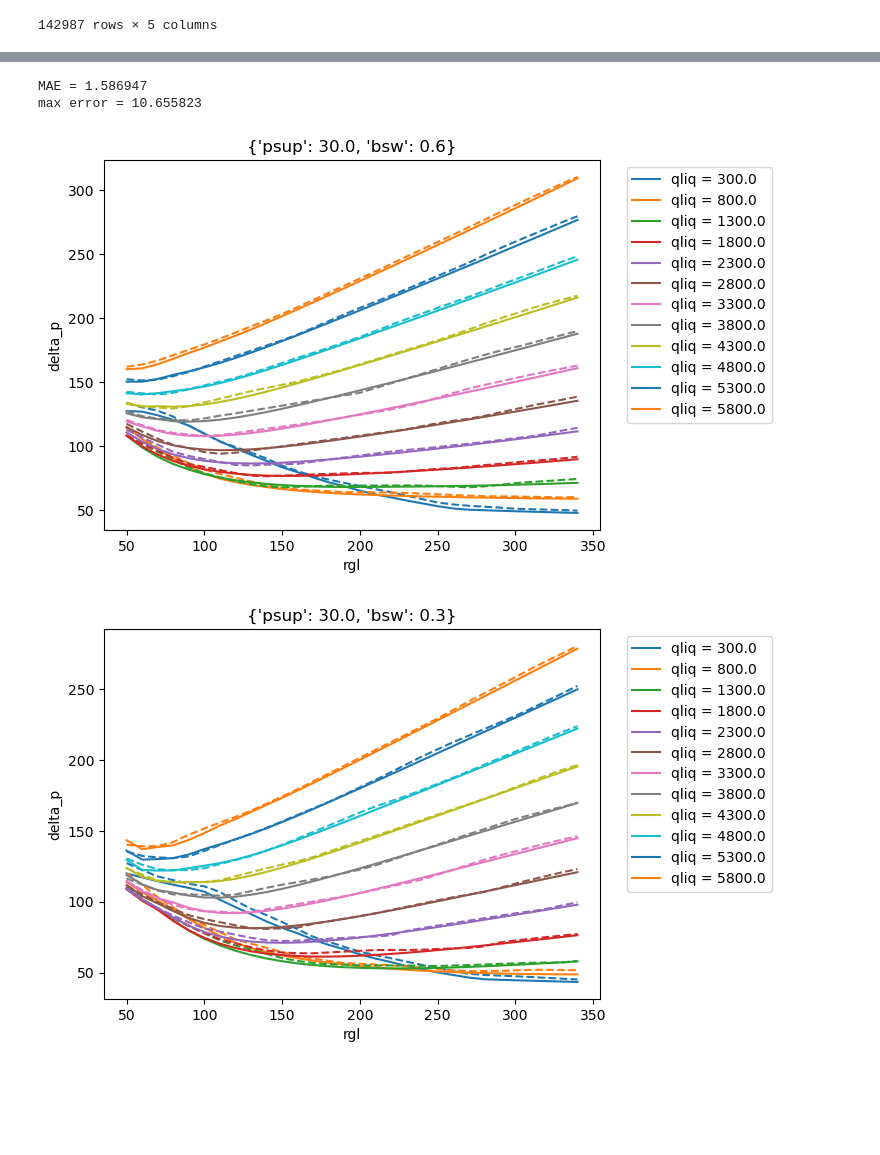
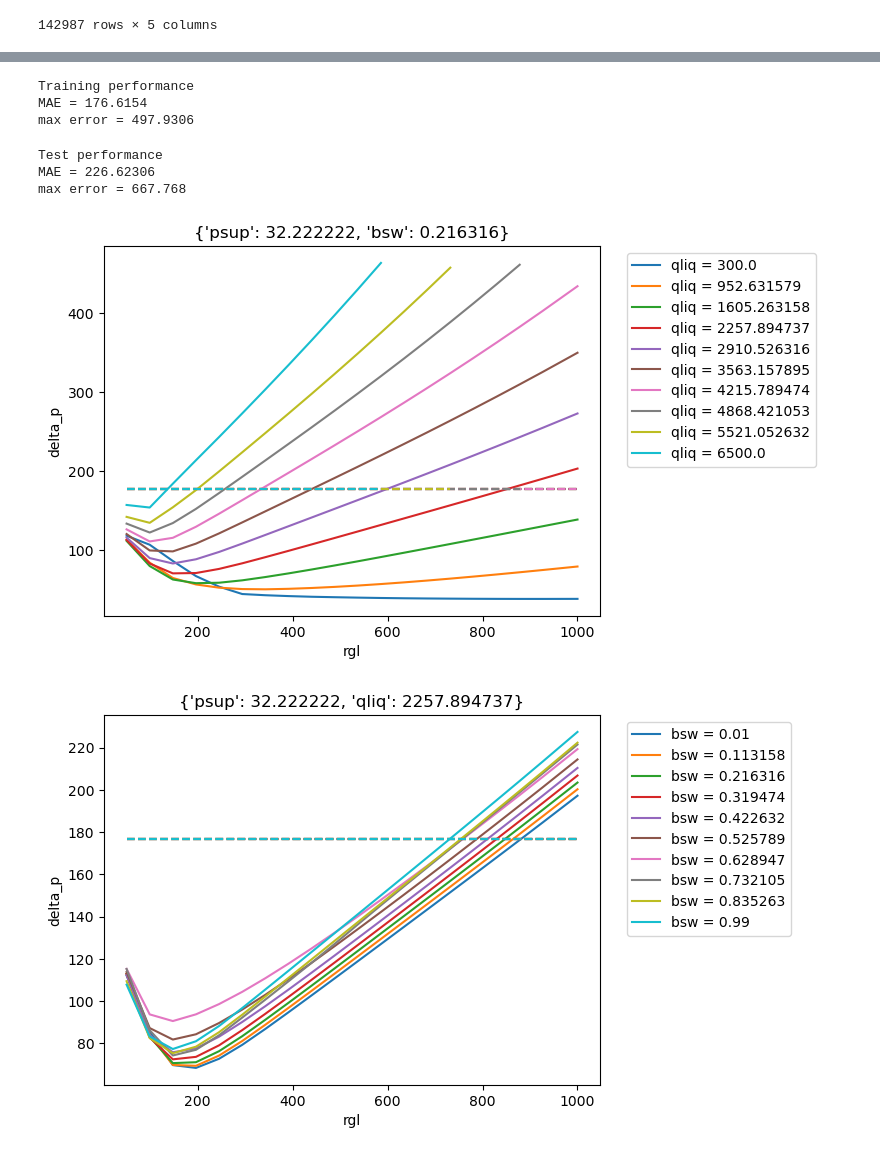
Before and after one commit to brunompacheco/relu-or-pwl, a Jupyter notebook: main.ipynb, the cells around one changed output, grey strips where cells are left out. Saved outputs shown, nothing was run; the diff lists cells and outputs as text; code cells hidden in the pictures; blank space fills up the shorter version.

```diff
--- a/main.ipynb
+++ b/main.ipynb
@@ -80,0 +45,11 @@ X.shape, y.shape
+# %%
+input_scaler = MinMaxScaler()
+output_scaler = MinMaxScaler()
+
+X_train = input_scaler.fit_transform(X_train)
+y_train = output_scaler.fit_transform(y_train)
+# %%
+X_train = jnp.array(X_train)
+y_train = jnp.array(y_train)
+
+X_train.shape, y_train.shape
@@ -81,14 +58,16 @@ X.shape, y.shape
 # %%
 key = random.PRNGKey(1)
-net = NeuralNetwork([4, 100, 1], key)
+net = NeuralNetwork([4, 100, 100, 100, 100, 100, 1], key)
 
 optimizer = optax.adam(learning_rate=1e-1)
 
-loss_values = net.fit(optimizer, optax.l2_loss, X, y, epochs=2000)
+loss_values = net.fit(optimizer, optax.l2_loss, X_train, y_train, epochs=10000)
+predict = net.compile()
 
 plt.plot(loss_values)
 plt.yscale('log')
-plt.title('Training with Adam')
+plt.xlabel('epochs')
+plt.title('Mean $\ell_2$ loss on training set')
 plt.grid()
 plt.show()
 # %% [output]
@@ -96,48 +75,61 @@ plt.show()
 # %%
-predict = net.compile()
-y_hat = predict(X)
+y_hat = predict(X_train)
 
-y_hat = (y_hat + 1) / 2
-y_hat = y_hat * (df_riser['delta_p'].max() - df_riser['delta_p'].min()) + df_riser['delta_p'].min()
-df_riser['delta_p_hat'] = y_hat[:,0]
+df_train['delta_p_hat'] = output_scaler.inverse_transform(y_hat)
 
-err = y_hat[:,0] - df_riser['delta_p'].values
+err = y_hat[:,0] - df_train['delta_p'].values
 
+print('Training performance')
 print('MAE =', np.abs(err).mean())
 print('max error =', np.abs(err).max())
 # %% [output]
-MAE = 1.586947
-max error = 10.655823
+Training performance
+MAE = 176.6154
+max error = 497.9306
+# %%
+y_hat = predict(X_test)
+
+df_test['delta_p_hat'] = output_scaler.inverse_transform(y_hat)
+
+err = y_hat[:,0] - df_test['delta_p'].values
+
+print('Test performance')
+print('MAE =', np.abs(err).mean())
+print('max error =', np.abs(err).max())
+# %% [output]
+Test performance
+MAE = 226.62306
+max error = 667.768
 # %%
 fixed_point = {
-    'psup': 30.,
-    'bsw': .6,
+    'psup': 32.222222,
+    'bsw': 0.216316,
 }
 
-df_ = df_riser[(df_riser['psup'] == fixed_point['psup']) & (df_riser['bsw'] == fixed_point['bsw'])]
+df_ = df_train[(df_train['psup'] == fixed_point['psup']) & (df_train['bsw'] == fixed_point['bsw'])]
 
 for val in df_['qliq'].unique():
     df__ = df_[df_['qliq'] == val]
     p = plt.plot(df__['rgl'], df__['delta_p'], label=f"qliq = {val}")
     plt.plot(df__['rgl'], df__['delta_p_hat'], '--', color=p[0].get_color())
 plt.xlabel('rgl')
 plt.ylabel('delta_p')
 plt.title(fixed_point)
 plt.legend(bbox_to_anchor=(1.04, 1), loc="upper left")
 plt.show()
 # %% [output]
-[figure, old version]
+[figure, new version]
 # %%
 fixed_point = {
-    'psup': 30.,
-    'bsw': .3,
+    'psup': 32.222222,
+    'qliq': 2257.894737,
 }
 
-df_ = df_riser[(df_riser['psup'] == fixed_point['psup']) & (df_riser['bsw'] == fixed_point['bsw'])]
+df_ = df_train[(df_train['psup'] == fixed_point['psup']) & (df_train['qliq'] == fixed_point['qliq'])]
 
-for val in df_['qliq'].unique():
-    df__ = df_[df_['qliq'] == val]
-    p = plt.plot(df__['rgl'], df__['delta_p'], label=f"qliq = {val}")
+for val in df_['bsw'].unique():
+    df__ = df_[df_['bsw'] == val]
+    p = plt.plot(df__['rgl'], df__['delta_p'], label=f"bsw = {val}")
     plt.plot(df__['rgl'], df__['delta_p_hat'], '--', color=p[0].get_color())
 plt.xlabel('rgl')
 plt.ylabel('delta_p')
@@ -145,4 +137,4 @@ plt.title(fixed_point)
 plt.legend(bbox_to_anchor=(1.04, 1), loc="upper left")
 plt.show()
 # %% [output]
-[figure, old version]
+[figure, new version]
```
Also changed, not shown: parts of 12 cells of this notebook.
